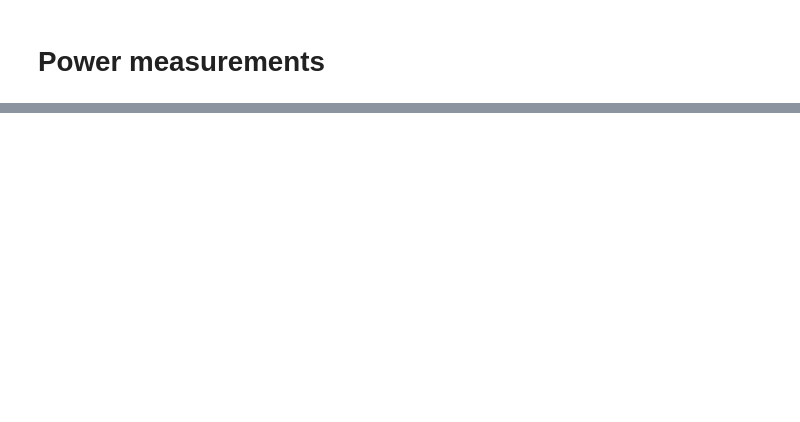
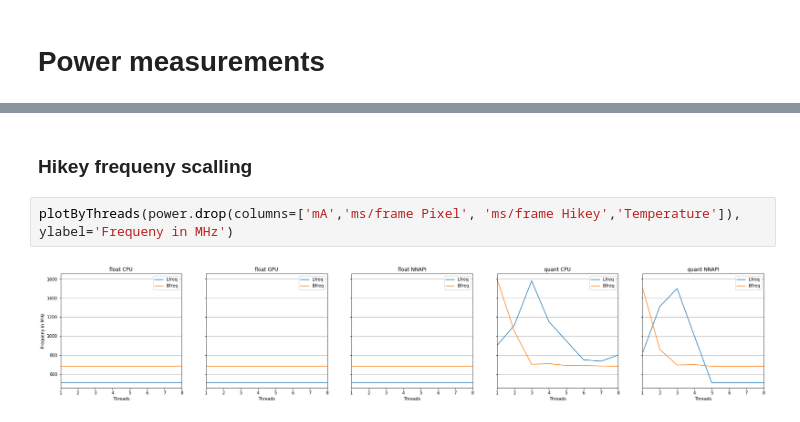
Before and after one commit to ivek1312/TFLiteTest, a Jupyter notebook: Untitled.ipynb, the cells around one changed output, grey strips where cells are left out. Saved outputs shown, nothing was run; the diff lists cells and outputs as text; blank space fills up the shorter version.

```diff
--- a/Untitled.ipynb
+++ b/Untitled.ipynb
@@ -89,0 +101,6 @@ plt.show()
+# %% [markdown]
+### Hikey frequeny scalling
+# %%
+plotByThreads(power.drop(columns=['mA','ms/frame Pixel', 'ms/frame Hikey','Temperature']), ylabel='Frequeny in MHz')
+# %% [output]
+[figure, added]
```
Also changed, not shown: parts of 36 cells of this notebook, 46 other files.
